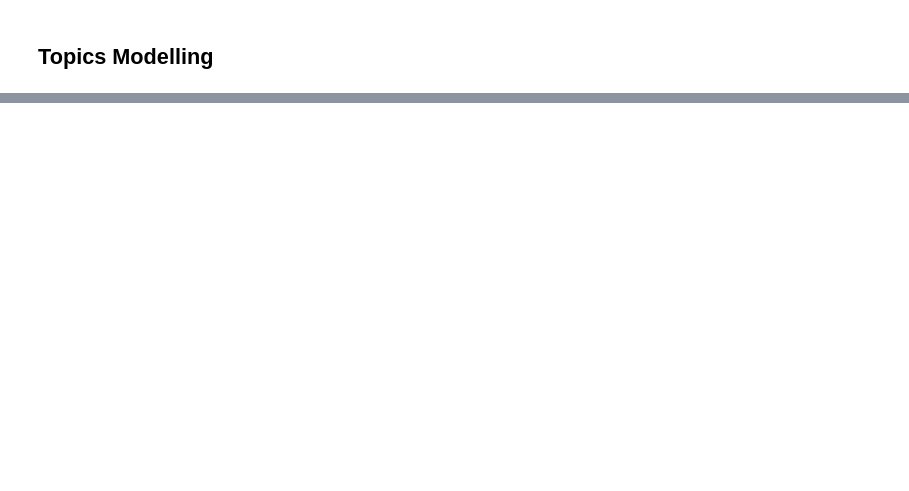
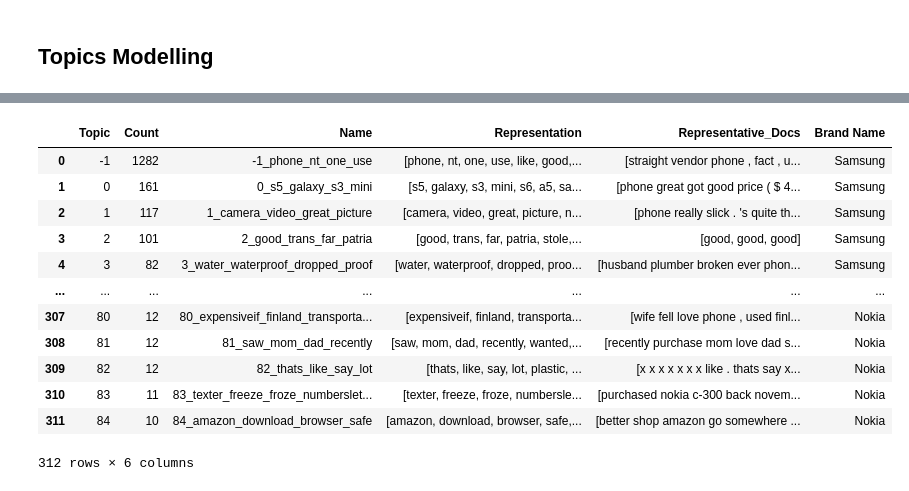
Before and after one commit to EDafee1/ir-learn, a Jupyter notebook: Final_Project_Stg.ipynb, the cells around one changed output, grey strips where cells are left out. Drawn from its saved outputs; the diff is of its cells as text; code cells hidden in the pictures; blank space fills up the shorter version.

```diff
--- a/Final_Project_Stg.ipynb
+++ b/Final_Project_Stg.ipynb
@@ -163,0 +333,6 @@ topics, probs = model.fit_transform(docs)
+# %%
+res_neg['Result'] = 'X'
+for a in range(len(res_neg)):
+  for b in range(len(topics_res_neg)):
+    if res_neg['Topic'][a] == topics_res_neg['Topic'][b]:
+      res_neg['Result'][a] = topics_res_neg['Name'][b]
@@ -163,0 +371,5 @@ topics, probs = model.fit_transform(docs)
+# %%
+# res_pos['Document'] = res_pos['Document'].astype(str)
+# df_pos['Reviews'] = df_pos['Reviews'].astype(str)
+df_pos.reset_index(inplace = True)
+df_pos['Reviews'][20]
@@ -163,0 +380,6 @@ topics, probs = model.fit_transform(docs)
+# %%
+res_pos['Brand'] = 'X'
+for a in range(len(res_pos)):
+  for b in range(len(df_pos)):
+    if res_pos['Document'][a] == df_pos['Reviews'][b]:
+      res_pos['Brand'][a] = df_pos['Brand Name'][b]
@@ -163,0 +392,5 @@ topics, probs = model.fit_transform(docs)
+# %%
+res_pos['Result'] = res_pos['Result'].str.replace('\d+', '')
+res_pos['Result'] = res_pos['Result'].replace('_', ' ', regex=True)
+res_pos['Result'] = res_pos['Result'].replace('-', '', regex=True)
+res_pos
@@ -164,3 +493,19 @@ topics, probs = model.fit_transform(docs)
+# %%
+res_pos
+# %% [output]
+|  | Topic | Count | Name | Representation | Representative_Docs | Brand Name |
+| 0 | -1 | 1282 | -1_phone_nt_one_use | [phone, nt, one, use, like, good,... | [straight vendor phone , fact , u... | Samsung |
+| 1 | 0 | 161 | 0_s5_galaxy_s3_mini | [s5, galaxy, s3, mini, s6, a5, sa... | [phone great got good price ( $ 4... | Samsung |
+| 2 | 1 | 117 | 1_camera_video_great_picture | [camera, video, great, picture, n... | [phone really slick . 's quite th... | Samsung |
+| 3 | 2 | 101 | 2_good_trans_far_patria | [good, trans, far, patria, stole,... | [good, good, good] | Samsung |
+| 4 | 3 | 82 | 3_water_waterproof_dropped_proof | [water, waterproof, dropped, proo... | [husband plumber broken ever phon... | Samsung |
+| ... | ... | ... | ... | ... | ... | ... |
+| 307 | 80 | 12 | 80_expensiveif_finland_transporta... | [expensiveif, finland, transporta... | [wife fell love phone , used finl... | Nokia |
+| 308 | 81 | 12 | 81_saw_mom_dad_recently | [saw, mom, dad, recently, wanted,... | [recently purchase mom love dad s... | Nokia |
+| 309 | 82 | 12 | 82_thats_like_say_lot | [thats, like, say, lot, plastic, ... | [x x x x x x x like . thats say x... | Nokia |
+| 310 | 83 | 11 | 83_texter_freeze_froze_numberslet... | [texter, freeze, froze, numbersle... | [purchased nokia c-300 back novem... | Nokia |
+| 311 | 84 | 10 | 84_amazon_download_browser_safe | [amazon, download, browser, safe,... | [better shop amazon go somewhere ... | Nokia |
+312 rows × 6 columns
 # %%
 model.visualize_barchart(top_n_topics = 5, n_words = 10)
 # %% [output]
```
Also changed, not shown: parts of 46 cells of this notebook.
